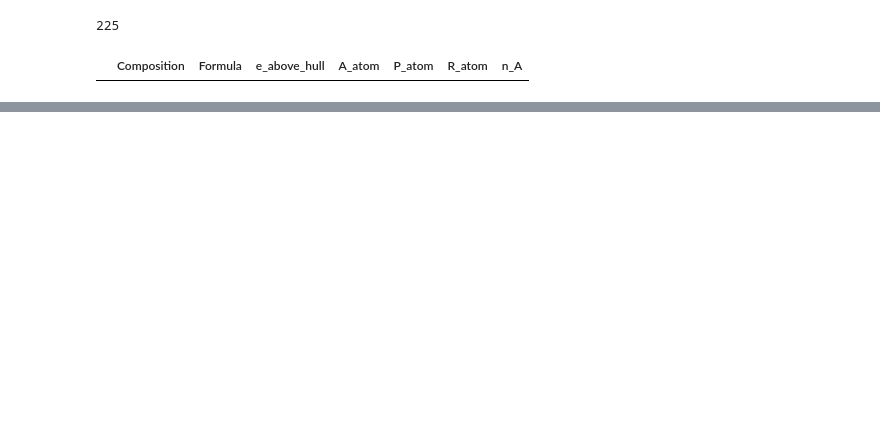
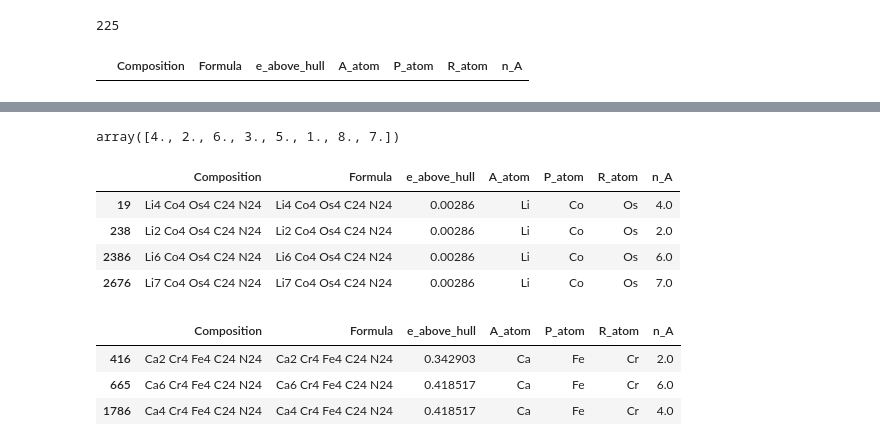
Before and after one commit to ewoodbury/my_pba_analysis, a Jupyter notebook: 03 - PBA Analysis.ipynb, the cells around one changed output, grey strips where cells are left out. Drawn from its saved outputs; the diff is of its cells as text; code cells hidden in the pictures; blank space fills up the shorter version.

```diff
--- a/03 - PBA Analysis.ipynb
+++ b/03 - PBA Analysis.ipynb
@@ -75,0 +130,19 @@ mg_pbas[mg_pbas['e_above_hull'] < .025]
+# %%
+mg_pbas['n_A'].unique()
+# %% [output]
+array([4., 2., 6., 3., 5., 1., 8., 7.])
+# %%
+pba_e_hull_df[(pba_e_hull_df['A_atom'] == 'Li') & (pba_e_hull_df['P_atom'] == 'Co') & (pba_e_hull_df['R_atom'] == 'Os')]
+# %% [output]
+|  | Composition | Formula | e_above_hull | A_atom | P_atom | R_atom | n_A |
+| 19 | Li4 Co4 Os4 C24 N24 | Li4 Co4 Os4 C24 N24 | 0.00286 | Li | Co | Os | 4.0 |
+| 238 | Li2 Co4 Os4 C24 N24 | Li2 Co4 Os4 C24 N24 | 0.00286 | Li | Co | Os | 2.0 |
+| 2386 | Li6 Co4 Os4 C24 N24 | Li6 Co4 Os4 C24 N24 | 0.00286 | Li | Co | Os | 6.0 |
+| 2676 | Li7 Co4 Os4 C24 N24 | Li7 Co4 Os4 C24 N24 | 0.00286 | Li | Co | Os | 7.0 |
+# %%
+pba_e_hull_df[(pba_e_hull_df['A_atom'] == 'Ca') & (pba_e_hull_df['P_atom'] == 'Fe') & (pba_e_hull_df['R_atom'] == 'Cr')]
+# %% [output]
+|  | Composition | Formula | e_above_hull | A_atom | P_atom | R_atom | n_A |
+| 416 | Ca2 Cr4 Fe4 C24 N24 | Ca2 Cr4 Fe4 C24 N24 | 0.342903 | Ca | Fe | Cr | 2.0 |
+| 665 | Ca6 Cr4 Fe4 C24 N24 | Ca6 Cr4 Fe4 C24 N24 | 0.418517 | Ca | Fe | Cr | 6.0 |
+| 1786 | Ca4 Cr4 Fe4 C24 N24 | Ca4 Cr4 Fe4 C24 N24 | 0.418517 | Ca | Fe | Cr | 4.0 |
```
Also changed, not shown: parts of 7 cells of this notebook.
